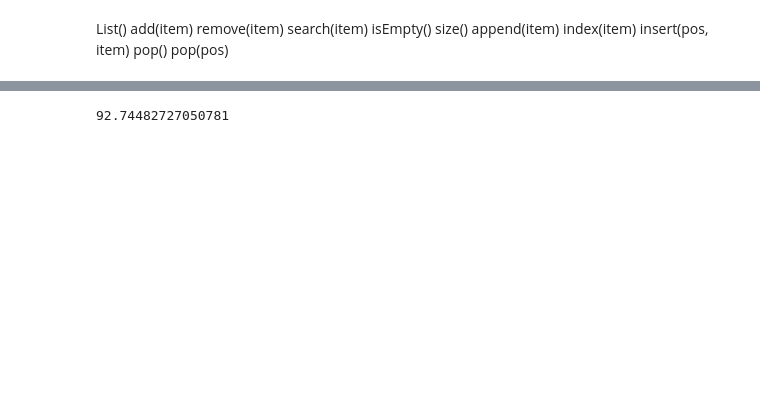
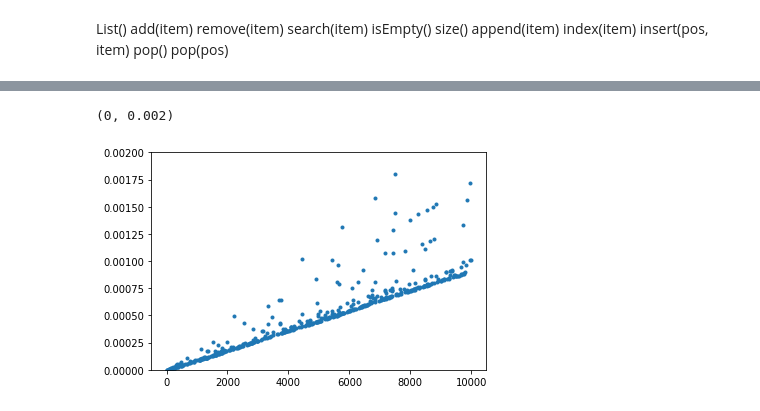
Before and after one commit to sand7281/CS301-Assignment2, a Jupyter notebook: Sort_Get_Set_Multiply.ipynb, the cells around one changed output, grey strips where cells are left out. Cells and saved outputs as stored; diff of their text form; code cells hidden in the pictures; blank space fills up the shorter version.

```diff
--- a/Sort_Get_Set_Multiply.ipynb
+++ b/Sort_Get_Set_Multiply.ipynb
@@ -67 +92,8 @@ print(sort_test(1))
+# %%
+X, Y = sort_test(500, 10000)
+plt.plot(Y, X, '.')
+plt.ylim(0, .002)
+# %% [output]
+(0, 0.002)
+[figure, added]
 # %%
@@ -79,4 +112,0 @@ def get_slice_test(tries):
-# %%
-print(1000000*get_slice_test(1))
-# %% [output]
-92.74482727050781
```
Also changed, not shown: parts of 18 cells of this notebook.
